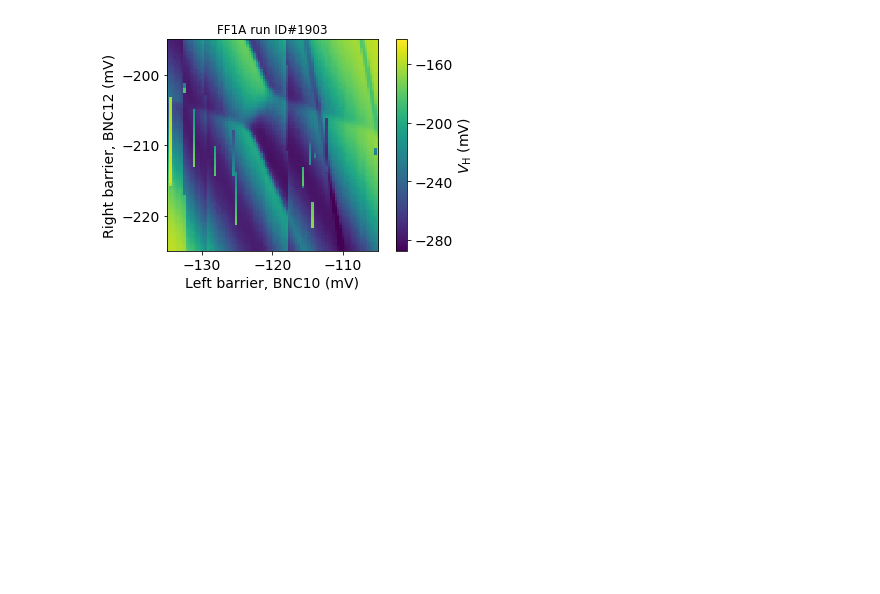
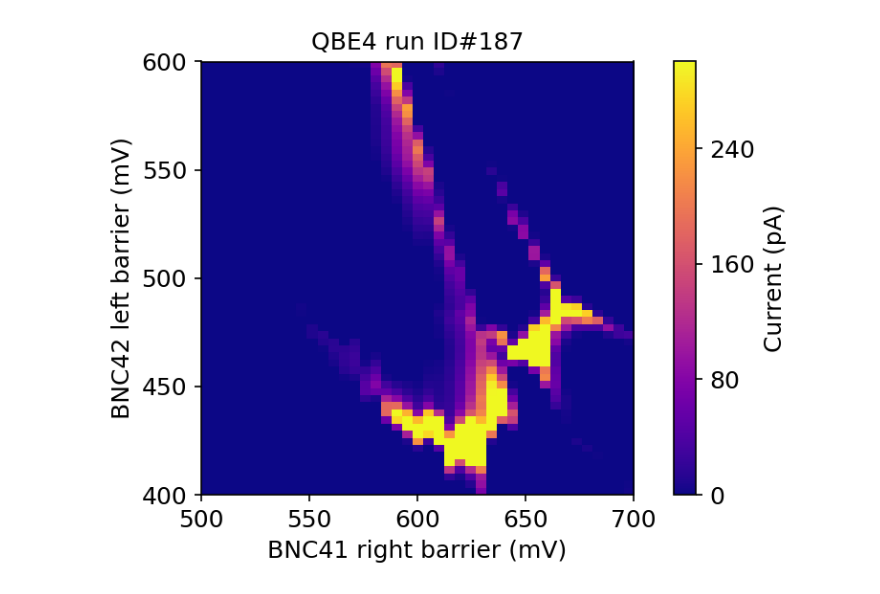
Before and after one commit to deyh2020/spin_qubit_codes, a Jupyter notebook: plots/2D plots/plotting_current_2D.ipynb, the cells around one changed output. Saved outputs shown, nothing was run; the diff lists cells and outputs as text; code cells hidden in the pictures; blank space fills up the shorter version.

```diff
--- a/plots/2D plots/plotting_current_2D.ipynb
+++ b/plots/2D plots/plotting_current_2D.ipynb
@@ -18,36 +39,36 @@ initialise_or_create_database_at('D:\database_files\FF1A_2021_2.db')
 # %%
-ds=load_by_id(1903)
+ds=load_by_id(187)
 
-x=ds.get_parameter_data()['agi2_volt']['qdac2_BNC10']
+x=ds.get_parameter_data()['Ithaco']['qdac_A_BNC41'].flatten()
 x = x*1000
-y=ds.get_parameter_data()['agi2_volt']['qdac2_BNC12']
+y=ds.get_parameter_data()['Ithaco']['qdac_A_BNC42'].flatten()
 y = y*1000
-z=ds.get_parameter_data()['agi2_volt']['agi2_volt']
-z = z*1000
+z=ds.get_parameter_data()['Ithaco']['Ithaco']
+z = z*1e12
 
-z=z.reshape(91,91)
+z=z.reshape(41,61)
 z = z.transpose()
-c = plt.imshow(z,origin='lower',extent=(min(x),max(x),min(y),max(y)),aspect='1', vmin=0.95*z.min(),vmax=0.95*z.max())
+c = plt.imshow(z,origin='lower',cmap = 'plasma', extent=(min(x),max(x),min(y),max(y)),aspect='1', vmin=0,vmax=300)
 
-cb = plt.colorbar(c, label = 'V_H (mV)')
-cb.set_label(label='$V_\mathrm{H}$ (mV)', size='14')
-cb.ax.tick_params(labelsize='14')
+cb = plt.colorbar(c)
+cb.set_label(label='Current (pA)', size='12')
+cb.ax.tick_params(labelsize='12')
 
 tick_locator = ticker.MaxNLocator(nbins=4)
 cb.locator = tick_locator
 cb.update_ticks()
 
 
-plt.xlabel('Left barrier, BNC10 (mV)', size = 14)
-plt.ylabel('Right barrier, BNC12 (mV)',size = 14)
-plt.title( f"FF1A run ID#{ds.captured_run_id}")
-plt.tick_params(labelsize= 14)
+plt.xlabel('BNC41 right barrier (mV)', size = 12)
+plt.ylabel('BNC42 left barrier (mV)',size = 12)
+plt.title( f"QBE4 run ID#{ds.captured_run_id}")
+plt.tick_params(labelsize= 12)
 plt.tight_layout()
 plt.locator_params(axis="y", nbins=4)
 plt.locator_params(axis="x", nbins=4)
 
 
 plt.savefig(f"{ds.captured_run_id}.pdf")
 # %% [output]
-[figure, old version]
+[figure, new version]
 # %%
```
Also changed, not shown: parts of 5 cells of this notebook.
